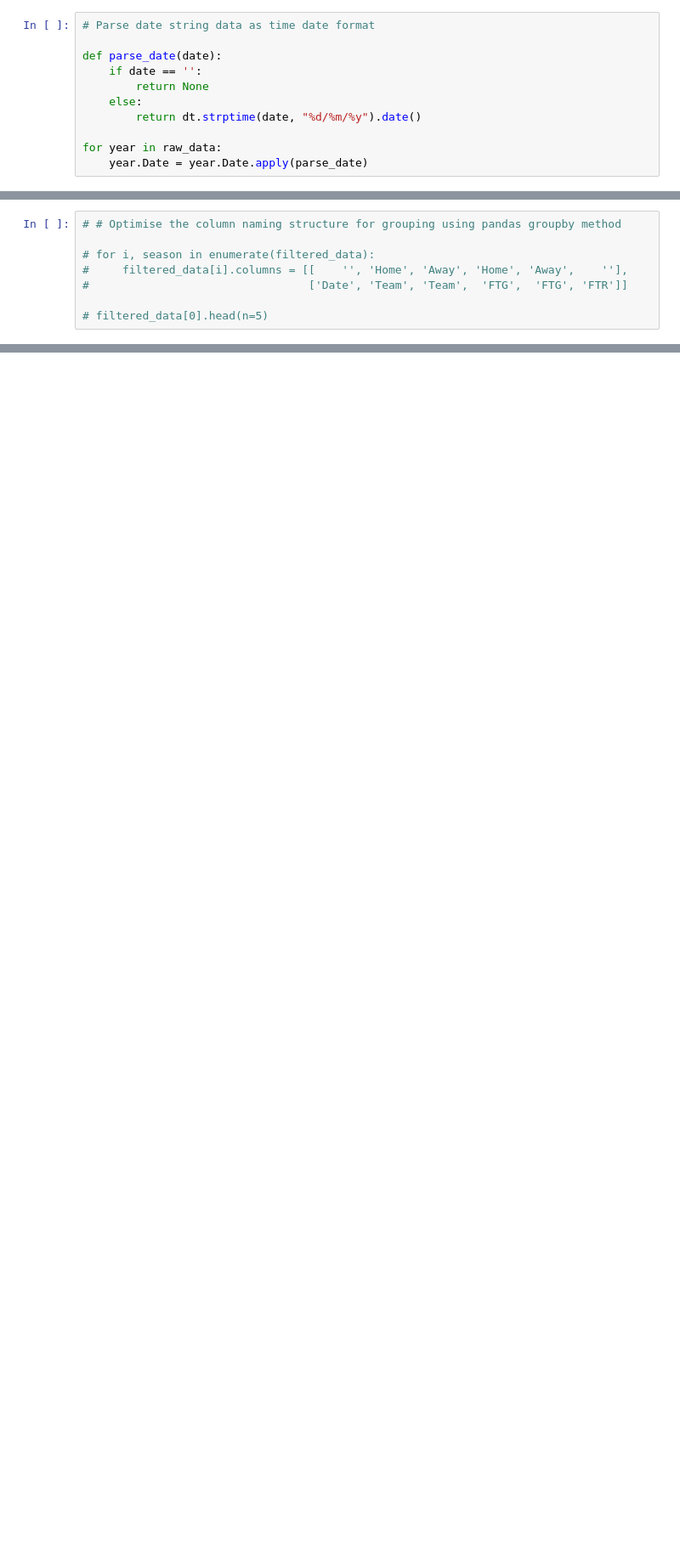
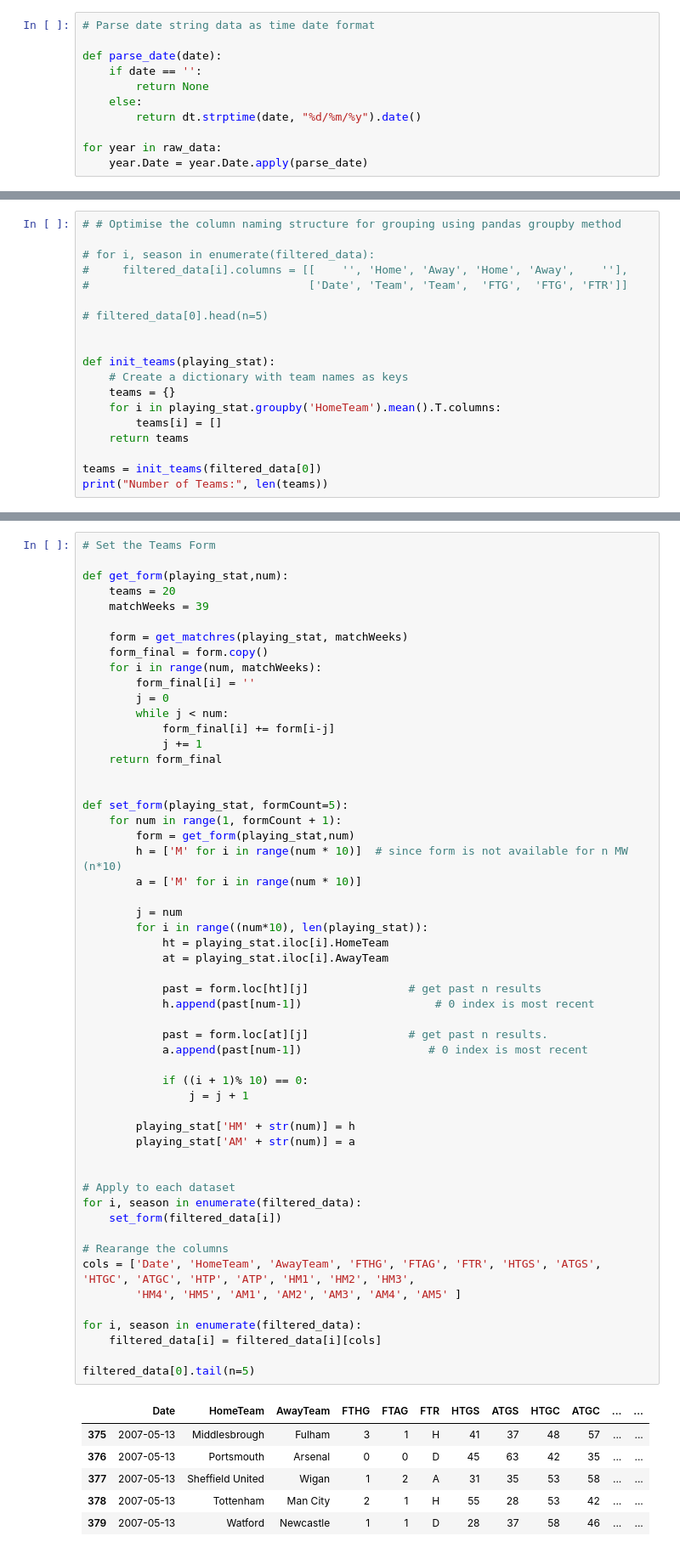
Before and after one commit to mseneque/predicting-soccer, a Jupyter notebook: Data_Cleaning.ipynb, the cells around one changed output, grey strips where cells are left out. Shown at 85% size. Cells and saved outputs as stored; diff of their text form; blank space fills up the shorter version.

```diff
--- a/Data_Cleaning.ipynb
+++ b/Data_Cleaning.ipynb
@@ -55,3 +62,14 @@ for year in raw_data:
 #                                 ['Date', 'Team', 'Team',  'FTG',  'FTG', 'FTR']]
 
 # filtered_data[0].head(n=5)
+
+
+def init_teams(playing_stat):
+    # Create a dictionary with team names as keys
+    teams = {}
+    for i in playing_stat.groupby('HomeTeam').mean().T.columns:
+        teams[i] = []
+    return teams
+
+teams = init_teams(filtered_data[0])
+print("Number of Teams:", len(teams))
@@ -313,0 +272,61 @@ See the caveats in the documentation: http://pandas.pydata.org/pandas-docs/stabl
+# %%
+# Set the Teams Form
+
+def get_form(playing_stat,num):
+    teams = 20
+    matchWeeks = 39
+
+    form = get_matchres(playing_stat, matchWeeks)
+    form_final = form.copy()
+    for i in range(num, matchWeeks):
+        form_final[i] = ''
+        j = 0
+        while j < num:
+            form_final[i] += form[i-j]
+            j += 1
+    return form_final
+
+
+def set_form(playing_stat, formCount=5):
+    for num in range(1, formCount + 1):
+        form = get_form(playing_stat,num)
+        h = ['M' for i in range(num * 10)]  # since form is not available for n MW (n*10)
+        a = ['M' for i in range(num * 10)]
+
+        j = num
+        for i in range((num*10), len(playing_stat)):
+            ht = playing_stat.iloc[i].HomeTeam
+            at = playing_stat.iloc[i].AwayTeam
+
+            past = form.loc[ht][j]               # get past n results
+            h.append(past[num-1])                    # 0 index is most recent
+
+            past = form.loc[at][j]               # get past n results.
+            a.append(past[num-1])                   # 0 index is most recent
+
+            if ((i + 1)% 10) == 0:
+                j = j + 1
+
+        playing_stat['HM' + str(num)] = h
+        playing_stat['AM' + str(num)] = a
+
+
+# Apply to each dataset
+for i, season in enumerate(filtered_data):
+    set_form(filtered_data[i])
+
+# Rearange the columns
+cols = ['Date', 'HomeTeam', 'AwayTeam', 'FTHG', 'FTAG', 'FTR', 'HTGS', 'ATGS', 'HTGC', 'ATGC', 'HTP', 'ATP', 'HM1', 'HM2', 'HM3',
+        'HM4', 'HM5', 'AM1', 'AM2', 'AM3', 'AM4', 'AM5' ]
+
+for i, season in enumerate(filtered_data):
+    filtered_data[i] = filtered_data[i][cols]
+
+filtered_data[0].tail(n=5)
+# %% [output]
+|  | Date | HomeTeam | AwayTeam | FTHG | FTAG | FTR | HTGS | ATGS | HTGC | ATGC | ... | ... |
+| 375 | 2007-05-13 | Middlesbrough | Fulham | 3 | 1 | H | 41 | 37 | 48 | 57 | ... | ... |
+| 376 | 2007-05-13 | Portsmouth | Arsenal | 0 | 0 | D | 45 | 63 | 42 | 35 | ... | ... |
+| 377 | 2007-05-13 | Sheffield United | Wigan | 1 | 2 | A | 31 | 35 | 53 | 58 | ... | ... |
+| 378 | 2007-05-13 | Tottenham | Man City | 2 | 1 | H | 55 | 28 | 53 | 42 | ... | ... |
+| 379 | 2007-05-13 | Watford | Newcastle | 1 | 1 | D | 28 | 37 | 58 | 46 | ... | ... |
```
Also changed, not shown: parts of 10 cells of this notebook, 1 other file.
